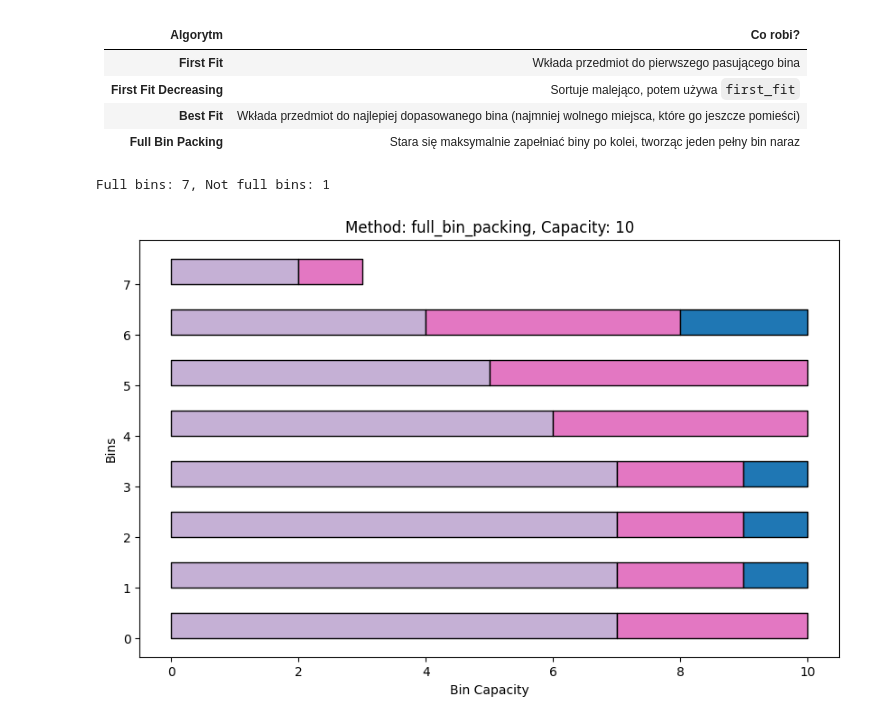
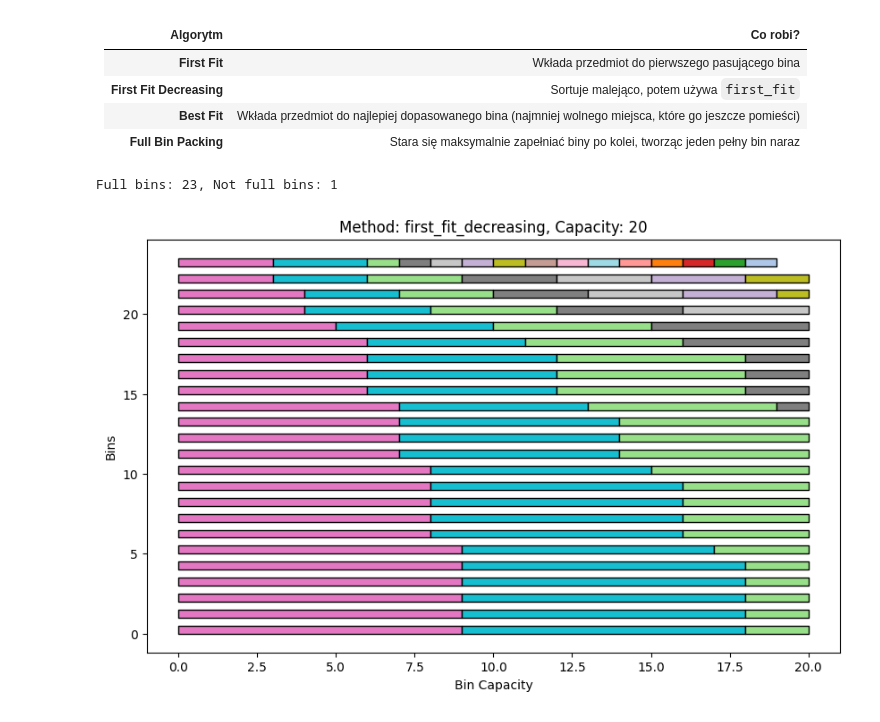
Before and after one commit to gmorlo/BinPackingProblem, a Jupyter notebook: src/visualization.ipynb, the cells around one changed output. Cells and saved outputs as stored; diff of their text form; code cells hidden in the pictures.

Commit message:
add visualization notebook for bin packing problem

```diff
--- a/src/visualization.ipynb
+++ b/src/visualization.ipynb
@@ -1,11 +1,17 @@
 # %%
-from bin_packing_solver import *
+from bin_packing_solver import test_solver, solve_bin_packing
 import numpy as np
 import random
-# random.seed(42)
 
 # sequence = (1,2,3,4,5,6,7,8,9,10)
-sequence = np.arange(1, 8)
+sequence = np.arange(1, 10)
 
-bin_capacity = 10
-item_list = random.choices(sequence, k=20)
+bin_capacity = 20
+number_of_items=100
+def generate_items(sequence, number_of_items):
+    """
+    Generate a list of items with random weights from the given sequence.
+    """
+    random.seed(42)
+    item_list = random.choices(sequence, k=number_of_items)
+    return item_list
@@ -97,5 +63,6 @@ def test_solver2(method: str,
 # %%
-test_solver2("full_bin_packing", bin_capacity, item_list, visualize=True)
+item_list = generate_items(sequence, number_of_items)
+test_solver("first_fit_decreasing", bin_capacity, item_list, visualize=True)
 # %% [output]
-Full bins: 7, Not full bins: 1
+Full bins: 23, Not full bins: 1
-[figure, old version]
+[figure, new version]
```
Also changed, not shown: parts of 13 cells of this notebook, 1 other file.
